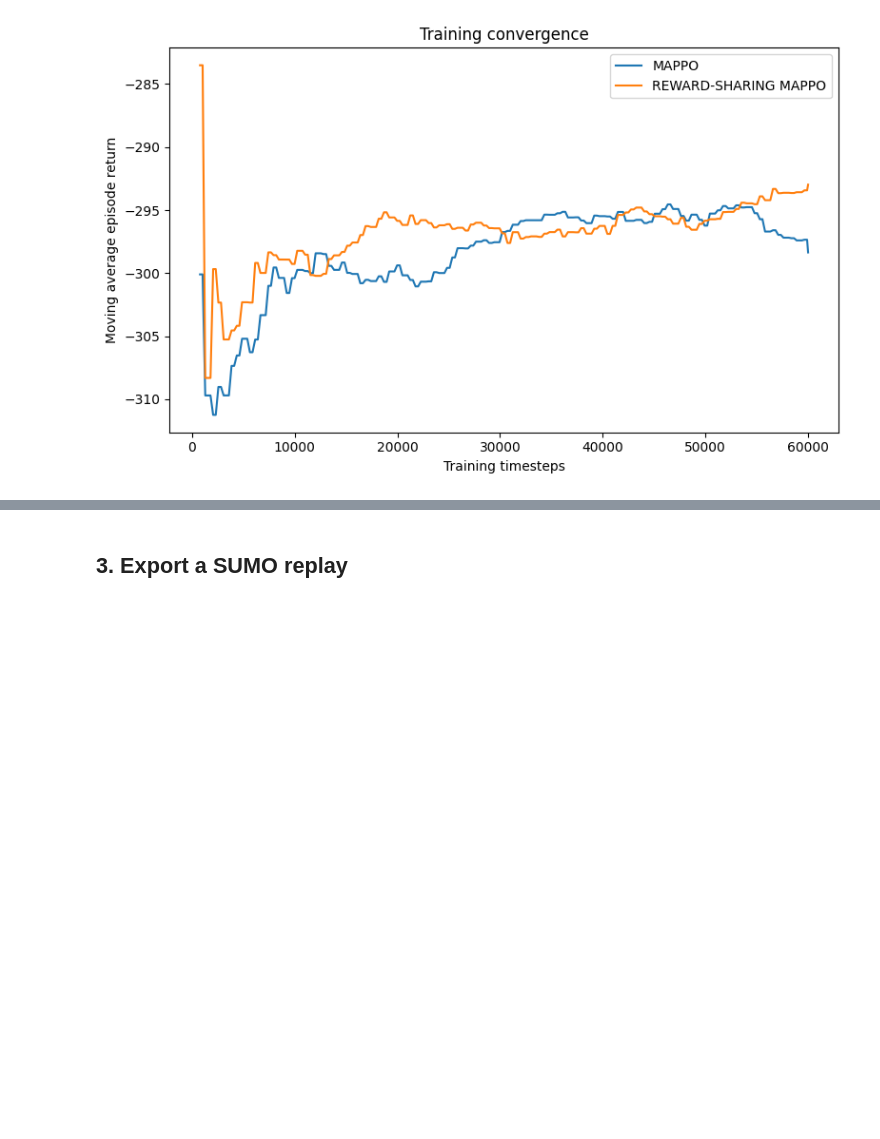
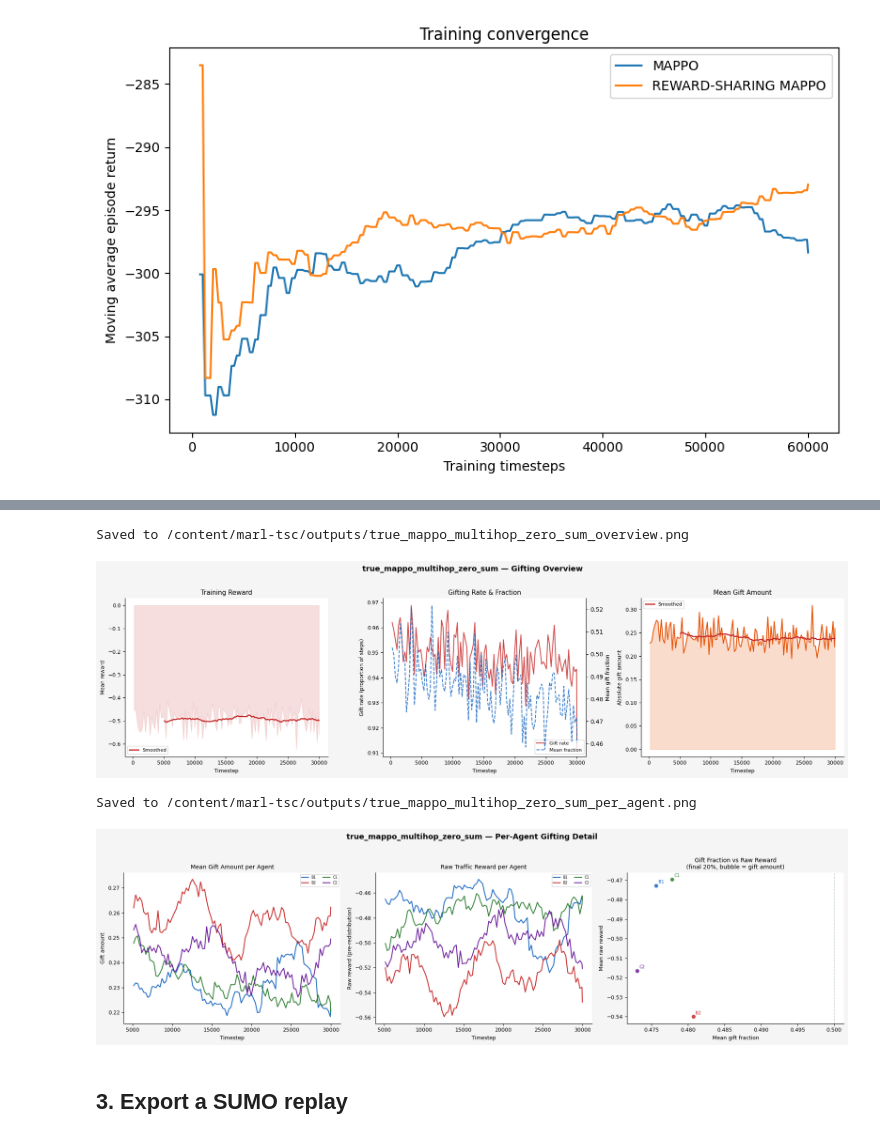
Before and after one commit to abergh18/marl-tsc, a Jupyter notebook: notebooks/main_flow.ipynb, the cells around one changed output, grey strips where cells are left out. Cells and saved outputs as stored; diff of their text form; code cells hidden in the pictures; blank space fills up the shorter version.

Commit message:
Test run for gifting vis

```diff
--- a/notebooks/main_flow.ipynb
+++ b/notebooks/main_flow.ipynb
@@ -206,3 +228,18 @@ plt.show()
+# %%
+gifting_visualisation(
+    history=reward_sharing_history,
+    agent_ids=traffic_light_ids,
+    algorithm_name="true_mappo_multihop_zero_sum",
+    output_dir=str(OUTPUT_DIR),
+    smooth_window=20,
+    save=True,
+    show=True,
+)
+# %% [output]
+Saved to /content/marl-tsc/outputs/true_mappo_multihop_zero_sum_overview.png
+[figure, added]
+Saved to /content/marl-tsc/outputs/true_mappo_multihop_zero_sum_per_agent.png
+[figure, added]
 # %%
 '''
 import pandas as pd
```
Also changed, not shown: parts of 8 cells of this notebook.
